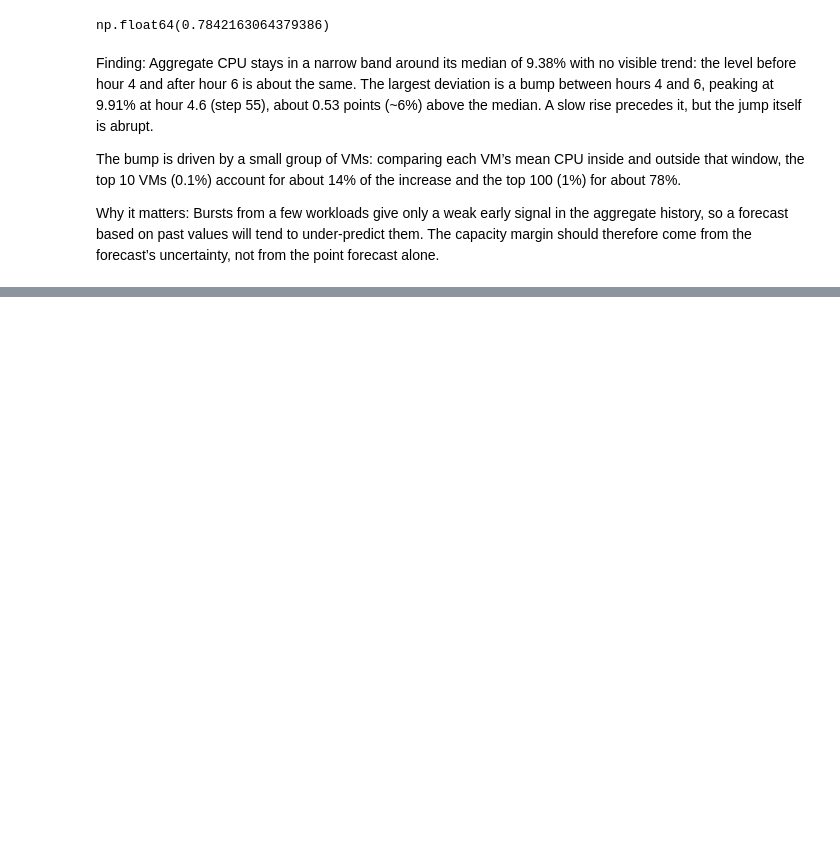
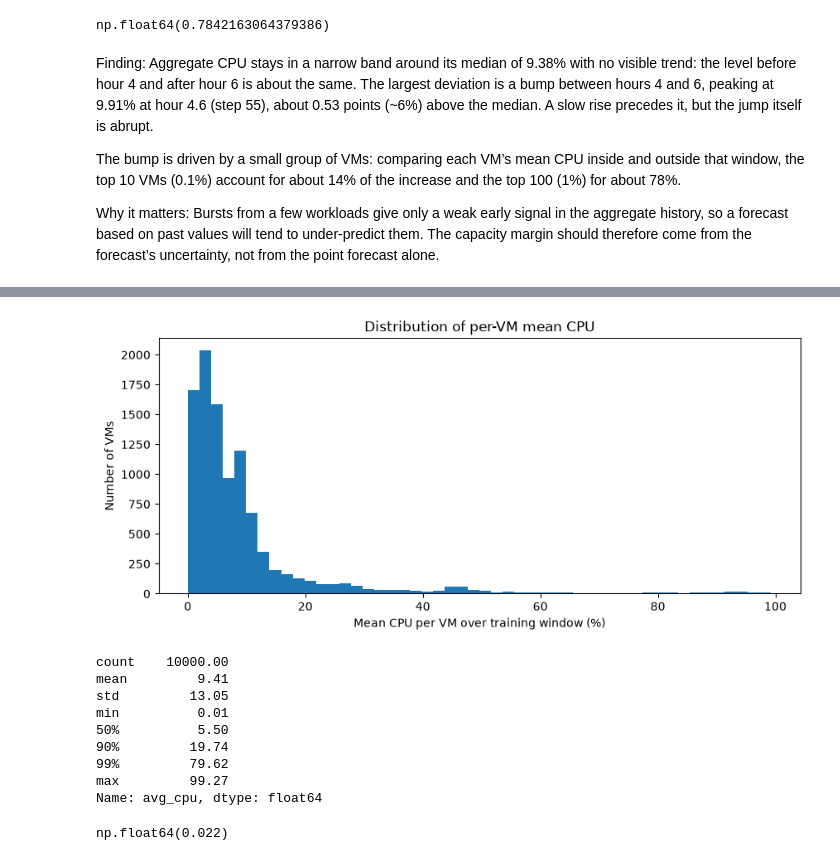
Before and after one commit to u230709018/forecasting-challenge, a Jupyter notebook: notebooks/02_eda.ipynb, the cells around one changed output, grey strips where cells are left out. Cells and saved outputs as stored; diff of their text form; code cells hidden in the pictures; blank space fills up the shorter version.

```diff
--- a/notebooks/02_eda.ipynb
+++ b/notebooks/02_eda.ipynb
@@ -85,0 +127,26 @@ Why it matters: Bursts from a few workloads give only a weak early signal in the
+# %%
+per_vm_mean = train_readings.groupby("vm_id")["avg_cpu"].mean()
+
+fig, ax = plt.subplots(figsize=(10, 4))
+ax.hist(per_vm_mean, bins=50)
+ax.set_xlabel("Mean CPU per VM over training window (%)")
+ax.set_ylabel("Number of VMs")
+ax.set_title("Distribution of per-VM mean CPU")
+plt.show()
+
+per_vm_mean.describe(percentiles=[0.5, 0.9, 0.99]).round(2)
+# %% [output]
+[figure, added]
+count    10000.00
+mean         9.41
+std         13.05
+min          0.01
+50%          5.50
+90%         19.74
+99%         79.62
+max         99.27
+Name: avg_cpu, dtype: float64
+# %%
+(per_vm_mean > 50).mean()
+# %% [output]
+np.float64(0.022)
```
Also changed, not shown: parts of 8 cells of this notebook, 2 other files.
